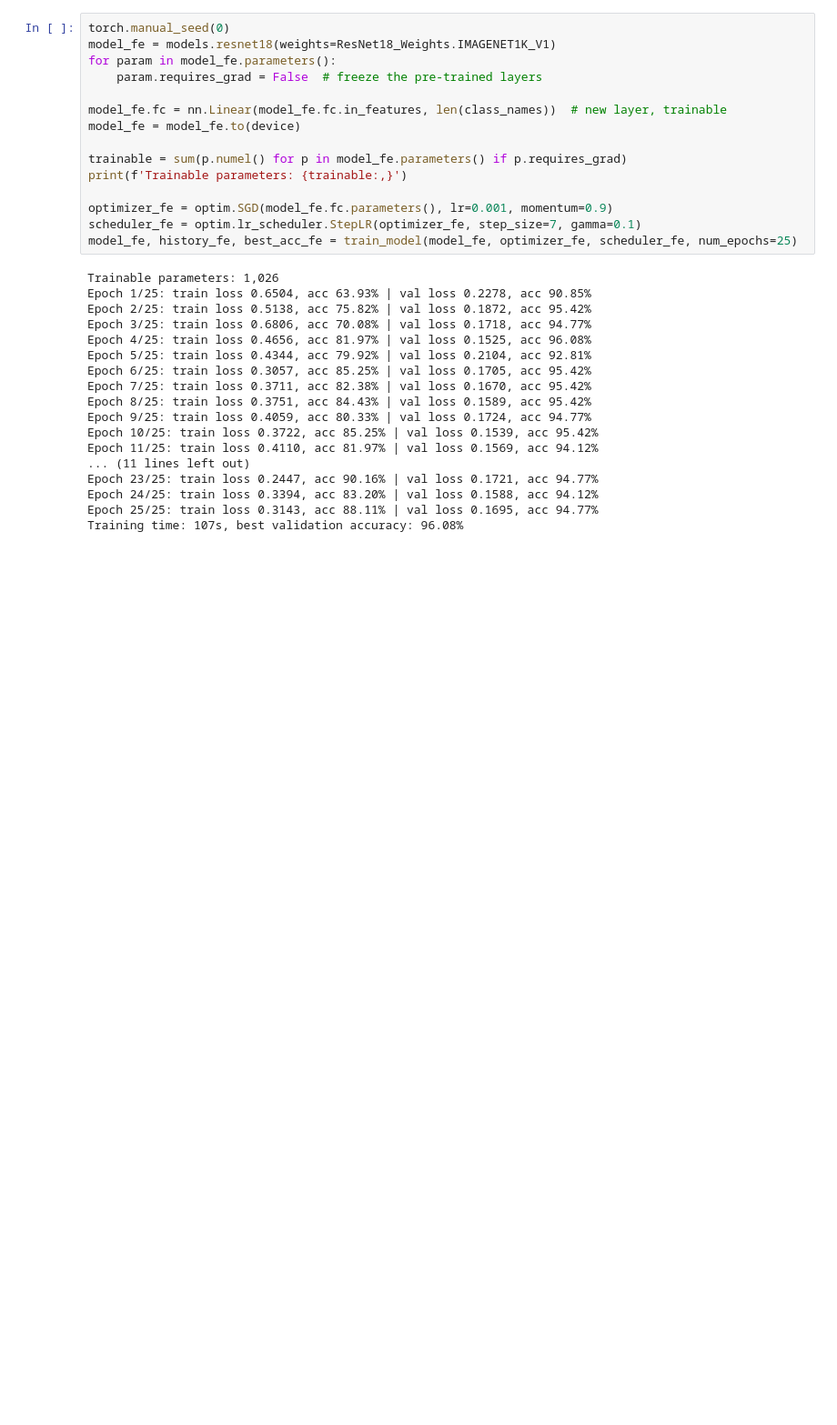
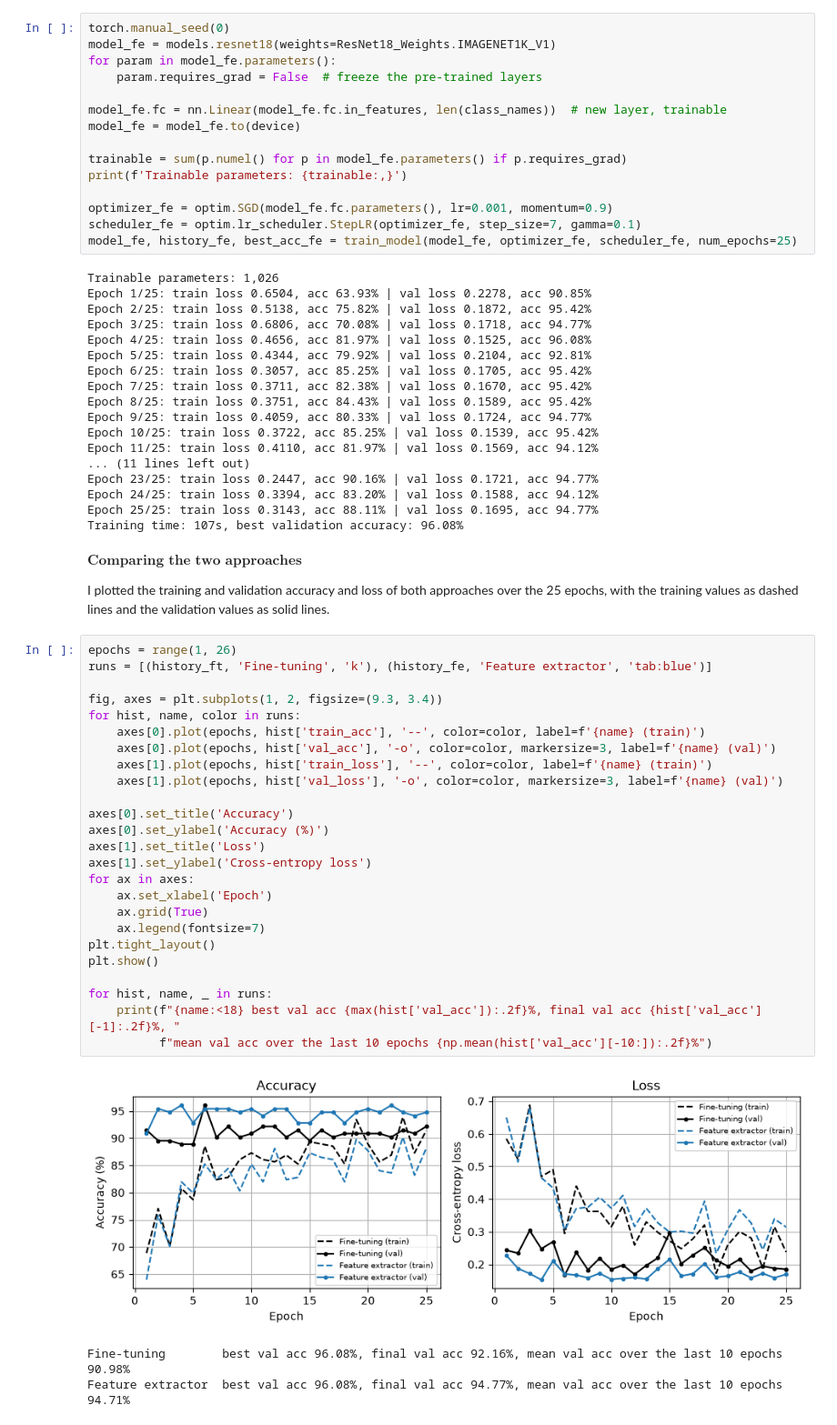
Before and after one commit to denethp/CV-Assignment-03, a Jupyter notebook: 230502X_a03.ipynb, the cells around one changed output. Shown at 91% size. Saved outputs shown, nothing was run; the diff lists cells and outputs as text; blank space fills up the shorter version.

```diff
--- a/230502X_a03.ipynb
+++ b/230502X_a03.ipynb
@@ -838,3 +838,37 @@ Epoch 23/25: train loss 0.2447, acc 90.16% | val loss 0.1721, acc 94.77%
 Epoch 24/25: train loss 0.3394, acc 83.20% | val loss 0.1588, acc 94.12%
 Epoch 25/25: train loss 0.3143, acc 88.11% | val loss 0.1695, acc 94.77%
 Training time: 107s, best validation accuracy: 96.08%
+# %% [markdown]
+$\textbf{Comparing the two approaches}$
+
+I plotted the training and validation accuracy and loss of both approaches over the 25 epochs, with the training values
+as dashed lines and the validation values as solid lines.
+# %%
+epochs = range(1, 26)
+runs = [(history_ft, 'Fine-tuning', 'k'), (history_fe, 'Feature extractor', 'tab:blue')]
+
+fig, axes = plt.subplots(1, 2, figsize=(9.3, 3.4))
+for hist, name, color in runs:
+    axes[0].plot(epochs, hist['train_acc'], '--', color=color, label=f'{name} (train)')
+    axes[0].plot(epochs, hist['val_acc'], '-o', color=color, markersize=3, label=f'{name} (val)')
+    axes[1].plot(epochs, hist['train_loss'], '--', color=color, label=f'{name} (train)')
+    axes[1].plot(epochs, hist['val_loss'], '-o', color=color, markersize=3, label=f'{name} (val)')
+
+axes[0].set_title('Accuracy')
+axes[0].set_ylabel('Accuracy (%)')
+axes[1].set_title('Loss')
+axes[1].set_ylabel('Cross-entropy loss')
+for ax in axes:
+    ax.set_xlabel('Epoch')
+    ax.grid(True)
+    ax.legend(fontsize=7)
+plt.tight_layout()
+plt.show()
+
+for hist, name, _ in runs:
+    print(f"{name:<18} best val acc {max(hist['val_acc']):.2f}%, final val acc {hist['val_acc'][-1]:.2f}%, "
+          f"mean val acc over the last 10 epochs {np.mean(hist['val_acc'][-10:]):.2f}%")
+# %% [output]
+[figure, added]
+Fine-tuning        best val acc 96.08%, final val acc 92.16%, mean val acc over the last 10 epochs 90.98%
+Feature extractor  best val acc 96.08%, final val acc 94.77%, mean val acc over the last 10 epochs 94.71%
```
Also changed, not shown: parts of 3 cells of this notebook, 1 other file.
